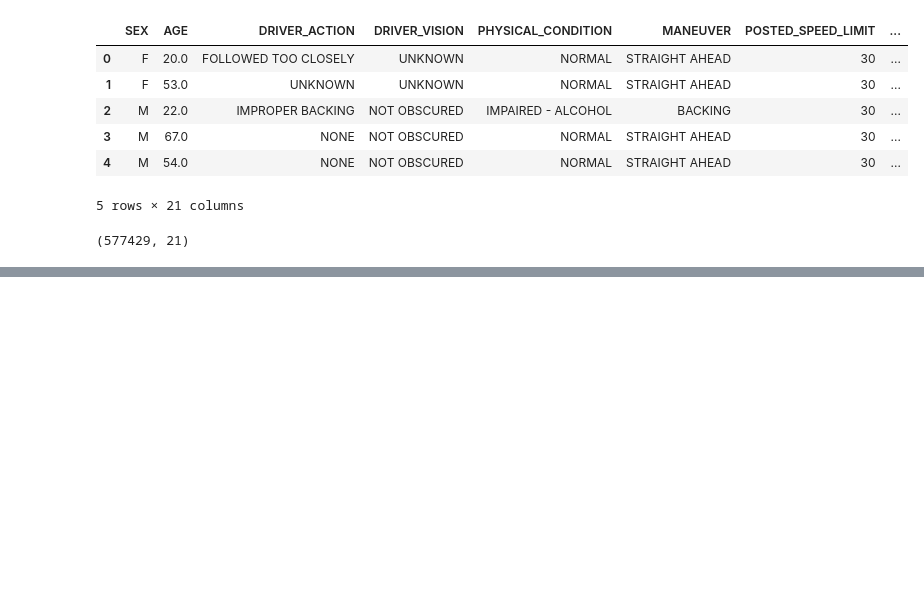
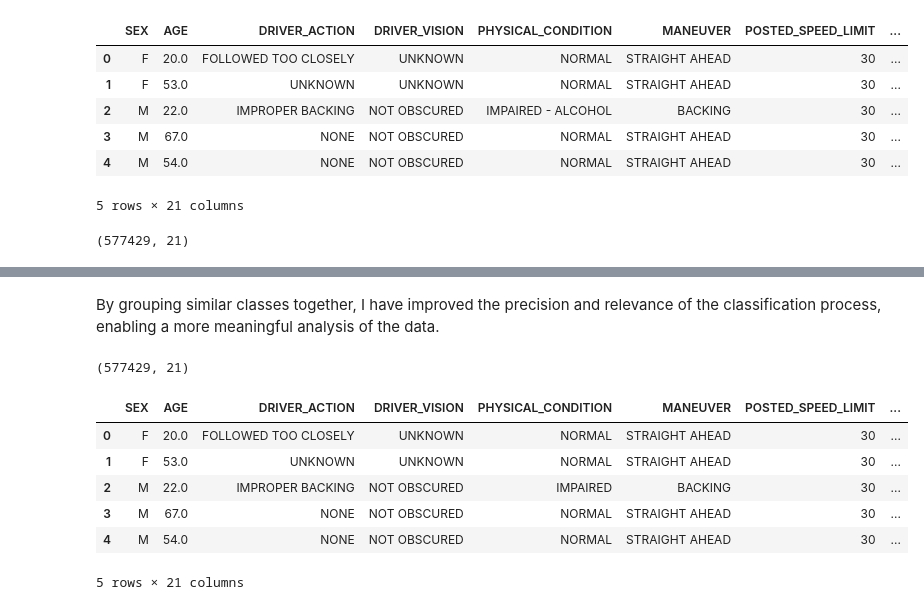
Before and after one commit to Lawez/phase-3-project, a Jupyter notebook: student.ipynb, the cells around one changed output, grey strips where cells are left out. Cells and saved outputs as stored; diff of their text form; code cells hidden in the pictures; blank space fills up the shorter version.

```diff
--- a/student.ipynb
+++ b/student.ipynb
@@ -616,0 +952,10 @@ our final data has 577429 rows with 21 columns and most columns are  categorical
+# %%
+# Replacing various categories in the'WEATHER_CONDITION' column using the apply method and lambda functions.
+final_data.WEATHER_CONDITION = final_data.WEATHER_CONDITION.apply(lambda x: 'SNOW' if x == 'BLOWING SNOW' else x)
+final_data.WEATHER_CONDITION = final_data.WEATHER_CONDITION.apply(lambda x: 'RAIN' if x in ['FREEZING RAIN/DRIZZLE',
+                                                                                        'SLEET/HAIL'] else x)
+final_data.WEATHER_CONDITION = final_data.WEATHER_CONDITION.apply(lambda x: 'OTHER' if x in ['FOG/SMOKE/HAZE',
+                                                                                         'SEVERE CROSS WIND GATE',
+                                                                                          'BLOWING SAND, SOIL, DIRT'] else x)
+# Count the occurrences of each category
+final_data.WEATHER_CONDITION.value_counts()
@@ -616,0 +987,5 @@ our final data has 577429 rows with 21 columns and most columns are  categorical
+# %%
+#combining DARKNESS, LIGHTED ROAD to one
+final_data.LIGHTING_CONDITION = final_data.LIGHTING_CONDITION.apply(lambda x: 'DARKNESS' if x == 'DARKNESS, LIGHTED ROAD' else x)
+# Count the occurrences of each category
+final_data.LIGHTING_CONDITION.value_counts()
@@ -616,0 +1027,10 @@ our final data has 577429 rows with 21 columns and most columns are  categorical
+# %%
+# Grouping classes and combining them to one
+final_data.TRAFFICWAY_TYPE = final_data.TRAFFICWAY_TYPE.apply(lambda x: 'INTERSECTION' if x in ['T-INTERSECTION',
+                                                                                            'UNKNOWN INTERSECTION TYPE',
+                                                                                            'Y-INTERSECTION',
+                                                                                            'L-INTERSECTION'] else x)
+final_data.TRAFFICWAY_TYPE = final_data.TRAFFICWAY_TYPE.apply(lambda x: 'DIVIDED' if x in ['DIVIDED - W/MEDIAN (NOT RAISED)',
+                                                                                       'DIVIDED - W/MEDIAN BARRIER'] else x)
+# Count the occurrences of each category
+final_data.TRAFFICWAY_TYPE.value_counts()
@@ -616,0 +1104,5 @@ our final data has 577429 rows with 21 columns and most columns are  categorical
+# %%
+# Grouping classes and combining them to one
+final_data.ROAD_DEFECT = final_data.ROAD_DEFECT.apply(lambda x: 'DEFECTS' if x not in ['NO DEFECTS', 'UNKNOWN'] else x)
+# count the occurrences of each category
+final_data.ROAD_DEFECT.value_counts()
@@ -616,0 +1140,18 @@ our final data has 577429 rows with 21 columns and most columns are  categorical
+# %% [markdown]
+By grouping similar classes together, I have improved the precision and relevance of the classification process, enabling a more meaningful analysis of the data.
+# %%
+#Cheeking the shape of our final data
+final_data.shape
+# %% [output]
+(577429, 21)
+# %%
+# cheeking the head of our data
+final_data.head()
+# %% [output]
+|  | SEX | AGE | DRIVER_ACTION | DRIVER_VISION | PHYSICAL_CONDITION | MANEUVER | POSTED_SPEED_LIMIT | ... |
+| 0 | F | 20.0 | FOLLOWED TOO CLOSELY | UNKNOWN | NORMAL | STRAIGHT AHEAD | 30 | ... |
+| 1 | F | 53.0 | UNKNOWN | UNKNOWN | NORMAL | STRAIGHT AHEAD | 30 | ... |
+| 2 | M | 22.0 | IMPROPER BACKING | NOT OBSCURED | IMPAIRED | BACKING | 30 | ... |
+| 3 | M | 67.0 | NONE | NOT OBSCURED | NORMAL | STRAIGHT AHEAD | 30 | ... |
+| 4 | M | 54.0 | NONE | NOT OBSCURED | NORMAL | STRAIGHT AHEAD | 30 | ... |
+5 rows × 21 columns
```
Also changed, not shown: parts of 45 cells of this notebook.
